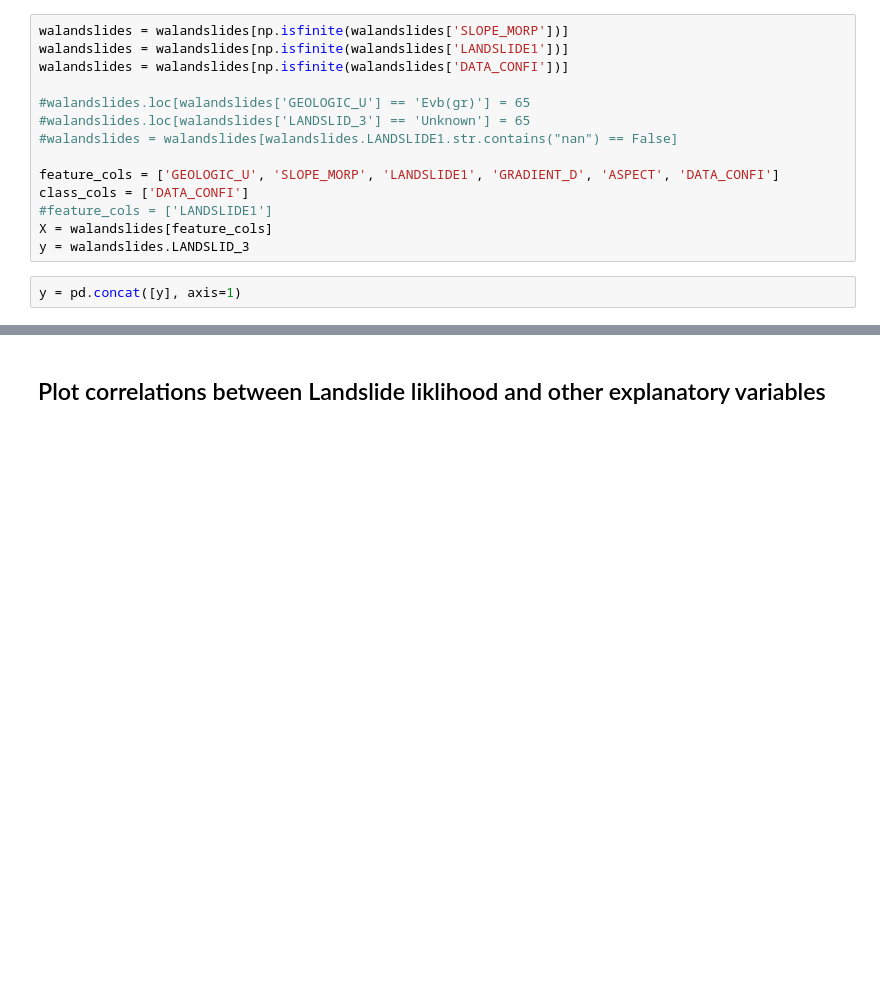
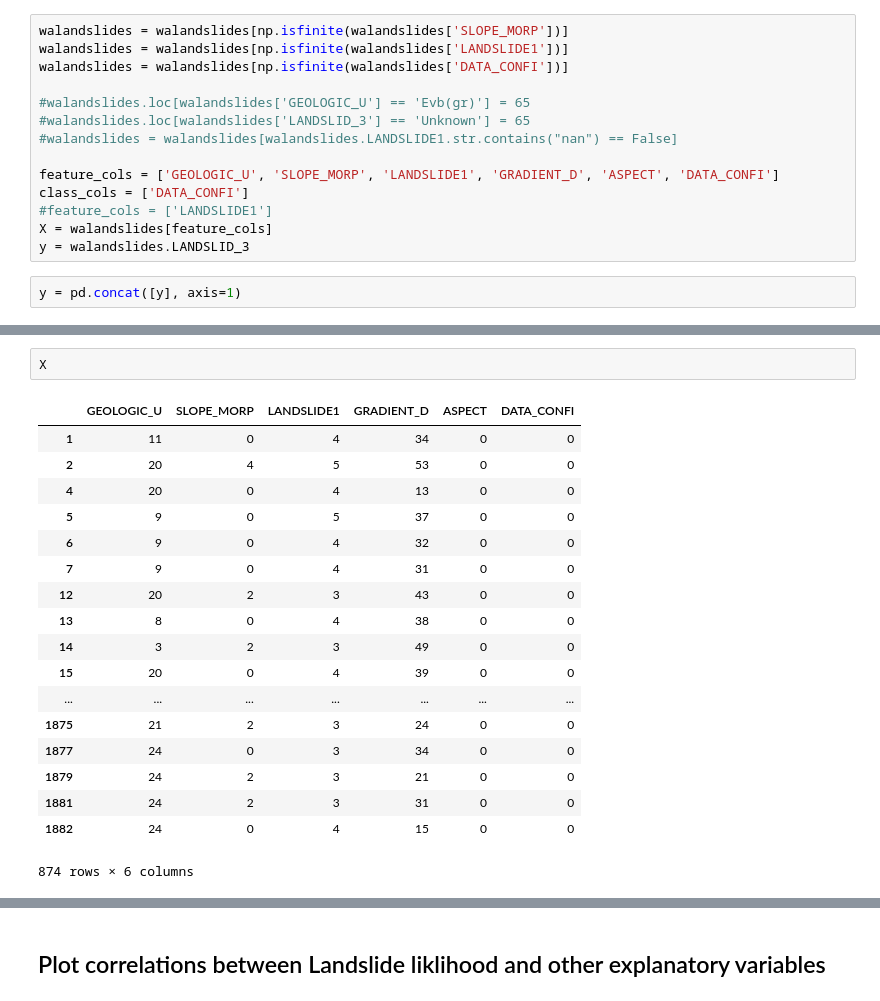
Before and after one commit to erichseamon/stat504-python, a Jupyter notebook: stat504-project/landslides-project-proposal.ipynb, the cells around one changed output, grey strips where cells are left out. Drawn from its saved outputs; the diff is of its cells as text; blank space fills up the shorter version.

```diff
--- a/stat504-project/landslides-project-proposal.ipynb
+++ b/stat504-project/landslides-project-proposal.ipynb
@@ -266,0 +303,21 @@ print walandslides.LANDSLID_3.unique()
+# %%
+X
+# %% [output]
+|  | GEOLOGIC_U | SLOPE_MORP | LANDSLIDE1 | GRADIENT_D | ASPECT | DATA_CONFI |
+| 1 | 11 | 0 | 4 | 34 | 0 | 0 |
+| 2 | 20 | 4 | 5 | 53 | 0 | 0 |
+| 4 | 20 | 0 | 4 | 13 | 0 | 0 |
+| 5 | 9 | 0 | 5 | 37 | 0 | 0 |
+| 6 | 9 | 0 | 4 | 32 | 0 | 0 |
+| 7 | 9 | 0 | 4 | 31 | 0 | 0 |
+| 12 | 20 | 2 | 3 | 43 | 0 | 0 |
+| 13 | 8 | 0 | 4 | 38 | 0 | 0 |
+| 14 | 3 | 2 | 3 | 49 | 0 | 0 |
+| 15 | 20 | 0 | 4 | 39 | 0 | 0 |
+| ... | ... | ... | ... | ... | ... | ... |
+| 1875 | 21 | 2 | 3 | 24 | 0 | 0 |
+| 1877 | 24 | 0 | 3 | 34 | 0 | 0 |
+| 1879 | 24 | 2 | 3 | 21 | 0 | 0 |
+| 1881 | 24 | 2 | 3 | 31 | 0 | 0 |
+| 1882 | 24 | 0 | 4 | 15 | 0 | 0 |
+874 rows × 6 columns
```
Also changed, not shown: parts of 33 cells of this notebook.
